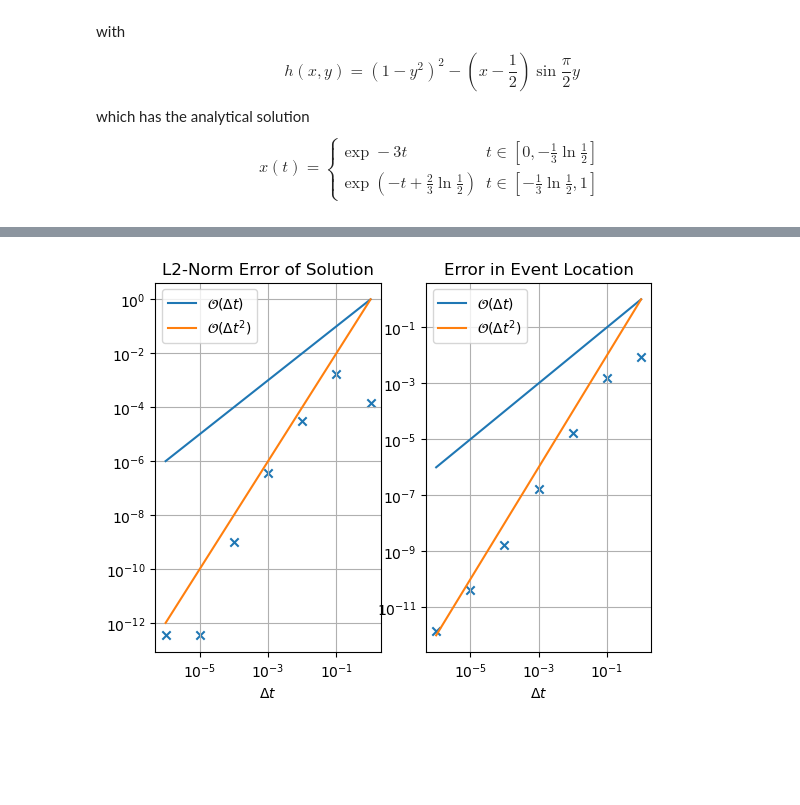
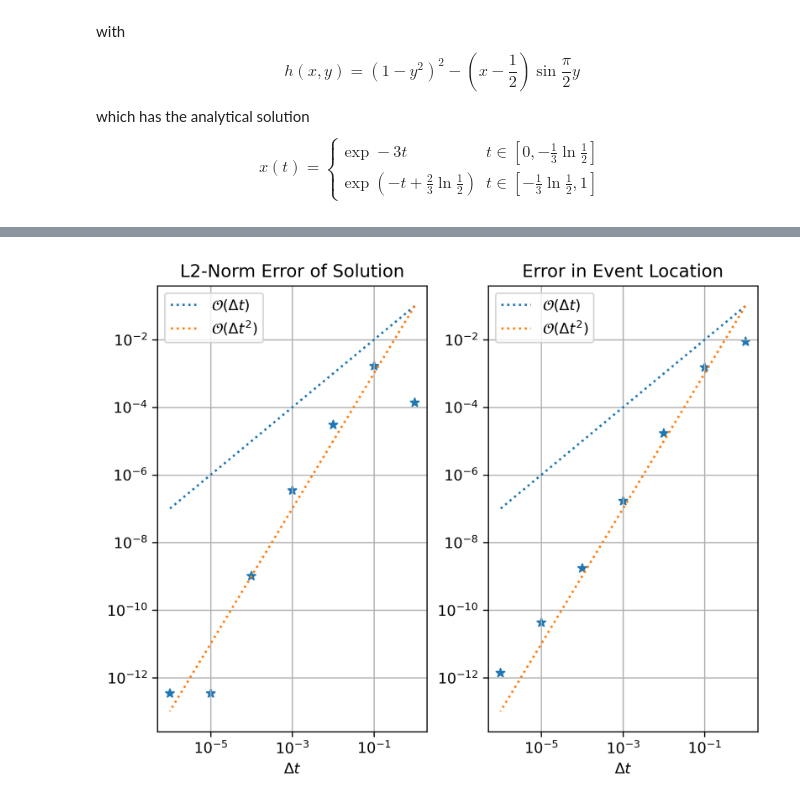
Before and after one commit to STCE-at-RWTH/daeo-tracking-solver, a Jupyter notebook: notebooks/simple_daeo_convergence_study.ipynb, the cells around one changed output, grey strips where cells are left out. Cells and saved outputs as stored; diff of their text form; code cells hidden in the pictures; blank space fills up the shorter version.

```diff
--- a/notebooks/simple_daeo_convergence_study.ipynb
+++ b/notebooks/simple_daeo_convergence_study.ipynb
@@ -90,20 +91,21 @@ ax.grid(True)
 # %%
 dt, l2_err, evt_err = convergence_data(7)
 # %%
-fig, ax = plot.subplots(1, 2)
+fig, ax = plot.subplots(1, 2, dpi=300)
+fig.tight_layout()
 for axis in ax:
     axis.set_yscale("log")
     axis.set_xscale("log")
     axis.grid(True)
     axis.set_xlabel("$\Delta t$")
-    axis.plot(dt, dt, label="$\mathcal{O}(\Delta t)$")
-    axis.plot(dt, dt**2, label="$\mathcal{O}(\Delta t^2)$")
+    axis.plot(dt, 0.1*dt, label="$\mathcal{O}(\Delta t)$", ls=":")
+    axis.plot(dt, 0.1*dt**2, label="$\mathcal{O}(\Delta t^2)$", ls=":")
     axis.legend()
-ax[0].scatter(dt, l2_err, marker="x")
+ax[0].scatter(dt, l2_err, marker="*")
 ax[0].set_title("L2-Norm Error of Solution")
-ax[1].scatter(dt, evt_err, marker="x")
+ax[1].scatter(dt, evt_err, marker="*")
 ax[1].set_title("Error in Event Location")
 fig.savefig("../gfx/convergence_plot.png")
 plot.show()
 # %% [output]
-[figure, old version]
+[figure, new version]
```
Also changed, not shown: parts of 4 cells of this notebook, 3 other files.
